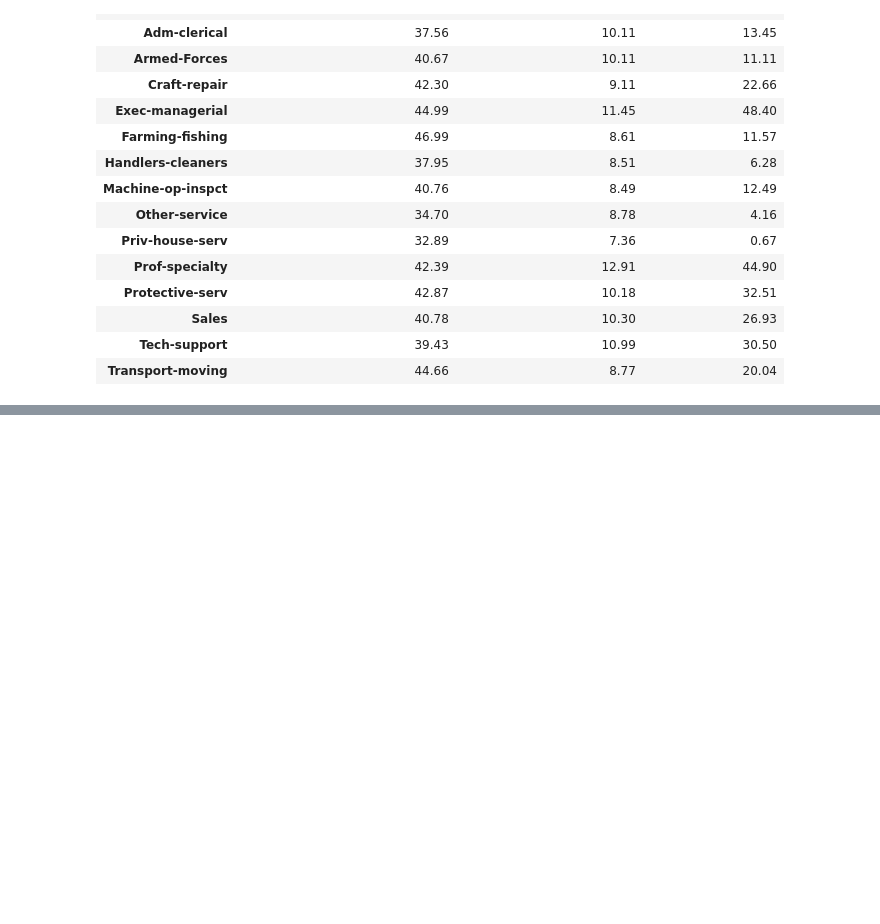
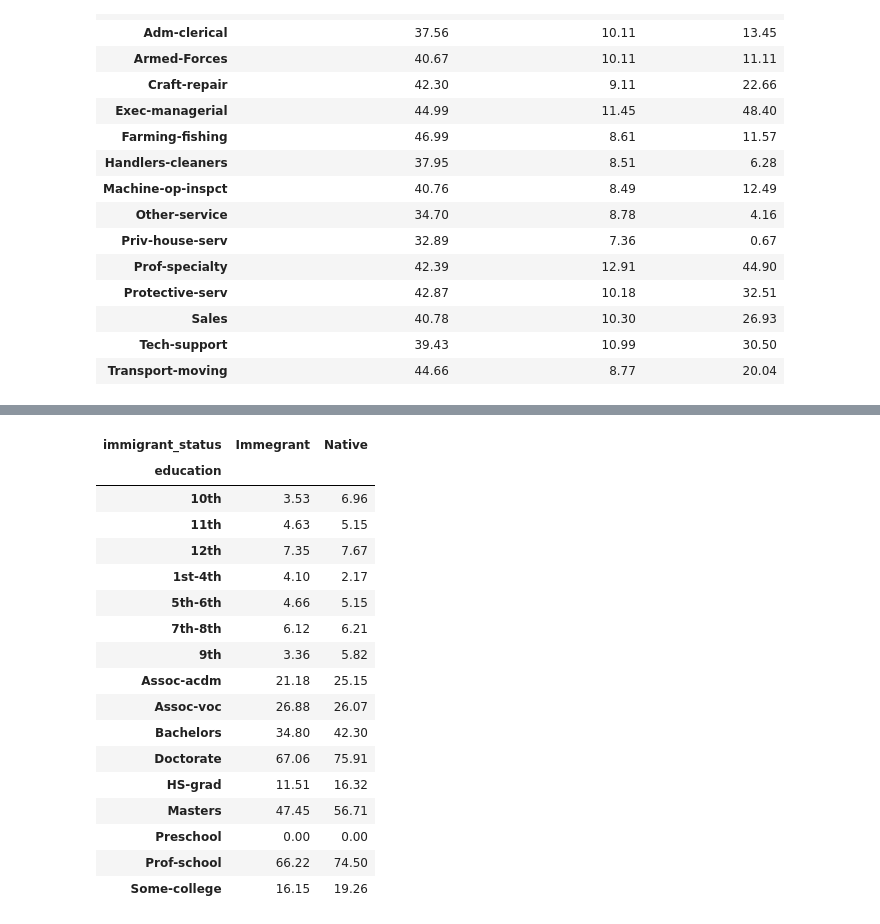
Before and after one commit to r-tavakoli/ai-ml-exercises, a Jupyter notebook: pandas/007_adult.ipynb, the cells around one changed output, grey strips where cells are left out. Drawn from its saved outputs; the diff is of its cells as text; code cells hidden in the pictures; blank space fills up the shorter version.

```diff
--- a/pandas/007_adult.ipynb
+++ b/pandas/007_adult.ipynb
@@ -365,0 +409,26 @@ Step 4: Find the **top 5 education levels** where **immigrants outperform native
+# %%
+# step 3
+income.pivot(
+    index='education',
+    columns='immigrant_status',
+    values='pct_of_individuals_earning_above_50K'
+)
+# %% [output]
+| immigrant_status | Immegrant | Native |
+| education |  |  |
+| 10th | 3.53 | 6.96 |
+| 11th | 4.63 | 5.15 |
+| 12th | 7.35 | 7.67 |
+| 1st-4th | 4.10 | 2.17 |
+| 5th-6th | 4.66 | 5.15 |
+| 7th-8th | 6.12 | 6.21 |
+| 9th | 3.36 | 5.82 |
+| Assoc-acdm | 21.18 | 25.15 |
+| Assoc-voc | 26.88 | 26.07 |
+| Bachelors | 34.80 | 42.30 |
+| Doctorate | 67.06 | 75.91 |
+| HS-grad | 11.51 | 16.32 |
+| Masters | 47.45 | 56.71 |
+| Preschool | 0.00 | 0.00 |
+| Prof-school | 66.22 | 74.50 |
+| Some-college | 16.15 | 19.26 |
```
Also changed, not shown: parts of 9 cells of this notebook.
